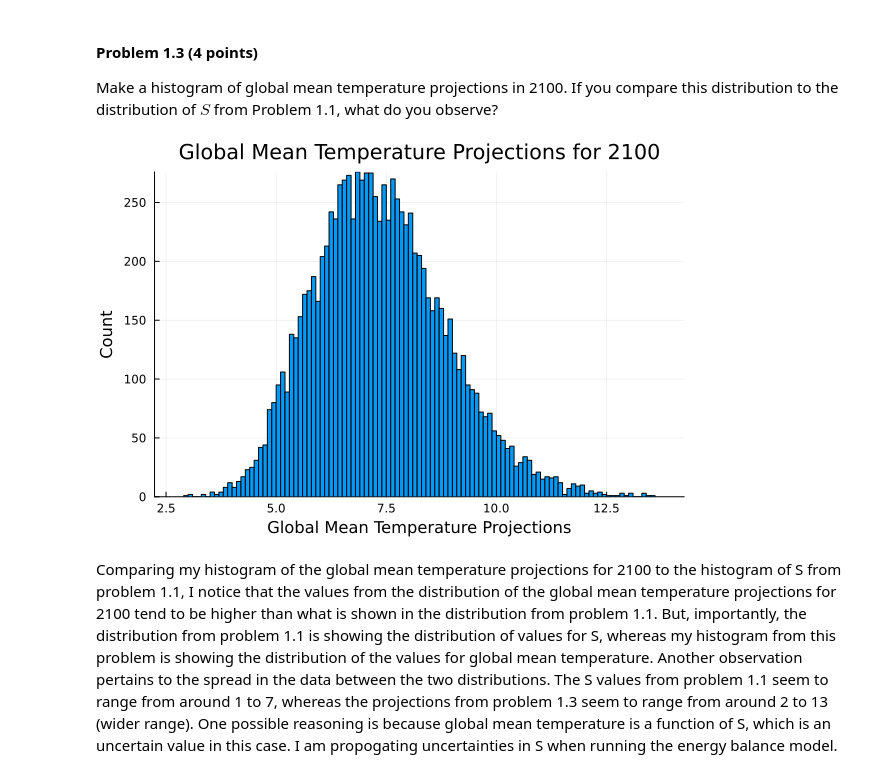
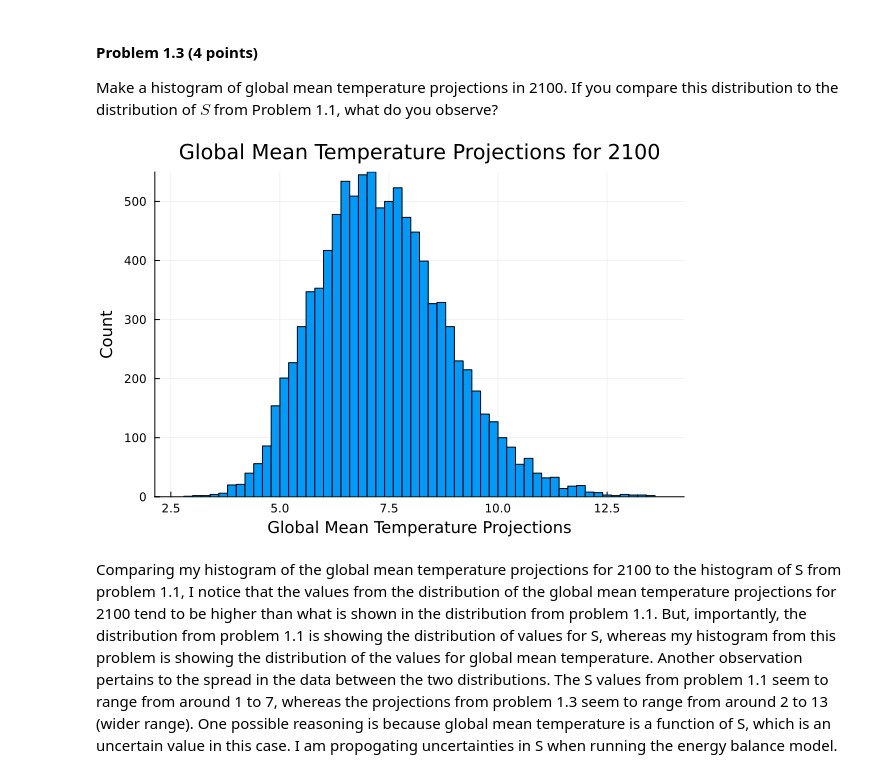
Before and after one commit to BEE4750-FA23/hw3-christinemswanson, a Jupyter notebook: hw03.ipynb, the cells around one changed output. Saved outputs shown, nothing was run; the diff lists cells and outputs as text; code cells hidden in the pictures.

```diff
--- a/hw03.ipynb
+++ b/hw03.ipynb
@@ -220,9 +220,9 @@ for i in 1:length(draw_log)
 end
 # %%
 histogram(temp_2100, legend = false, xlabel = "Global Mean Temperature Projections",
-ylabel = "Count", bins = 100, title = "Global Mean Temperature Projections for 2100")
+ylabel = "Count", title = "Global Mean Temperature Projections for 2100")
 # %% [output]
-[figure, old version]
+[figure, new version]
 # %% [markdown]
 Comparing my histogram of the global mean temperature projections for 2100 to the histogram of S from problem 1.1, I notice that the values from the distribution of the global mean temperature projections for 2100 tend to be higher than what is shown in the distribution from problem 1.1. But, importantly, the distribution from problem 1.1 is showing the distribution of values for S, whereas my histogram from this problem is showing the distribution of the values for global mean temperature. Another observation pertains to the spread in the data between the two distributions. The S values from problem 1.1 seem to range from around 1 to 7, whereas the projections from problem 1.3 seem to range from around 2 to 13 (wider range). One possible reasoning is because global mean temperature is a function of S, which is an uncertain value in this case. I am propogating uncertainties in S when running the energy balance model.
 # %% [markdown]
```
Also changed, not shown: parts of 6 cells of this notebook.
